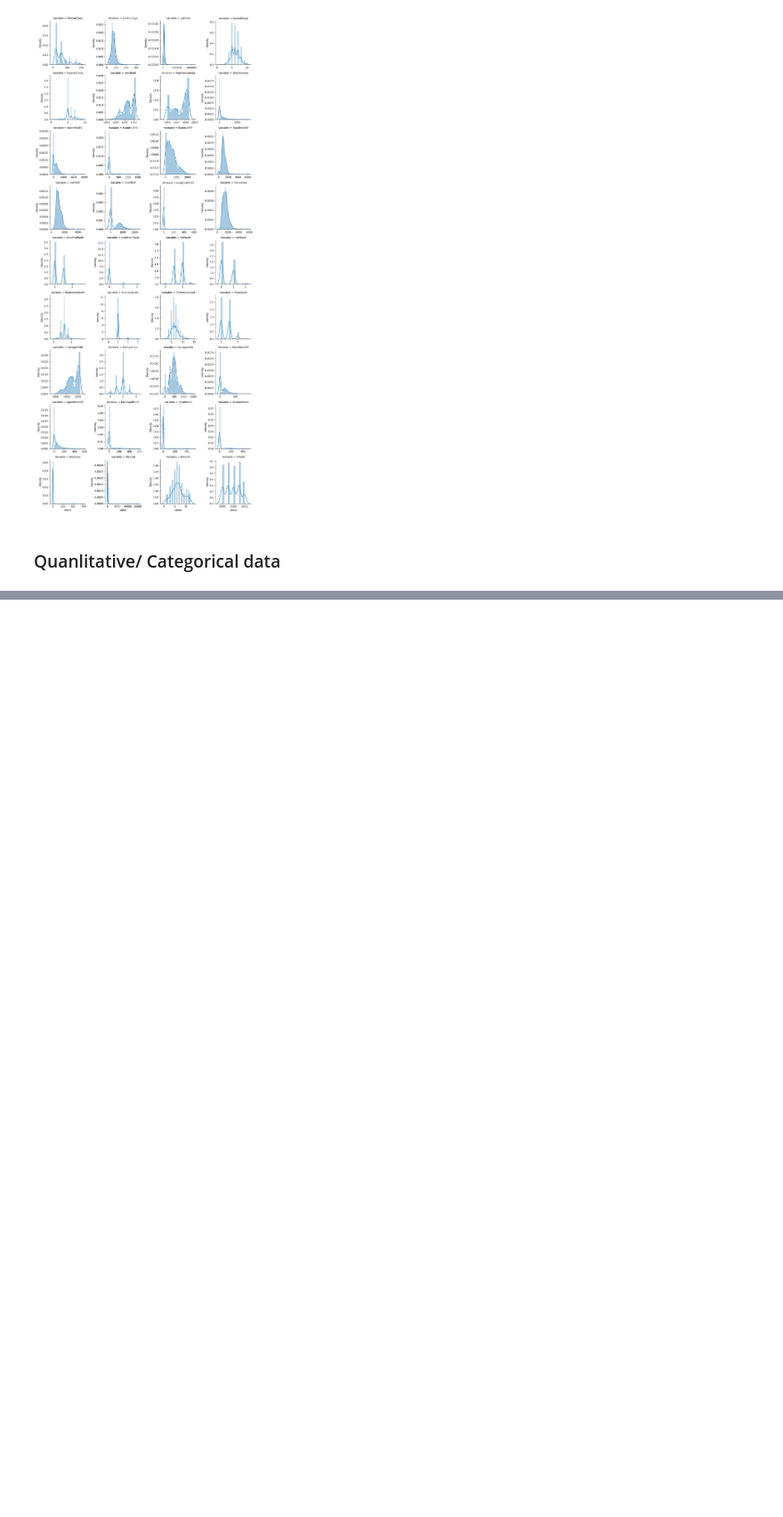
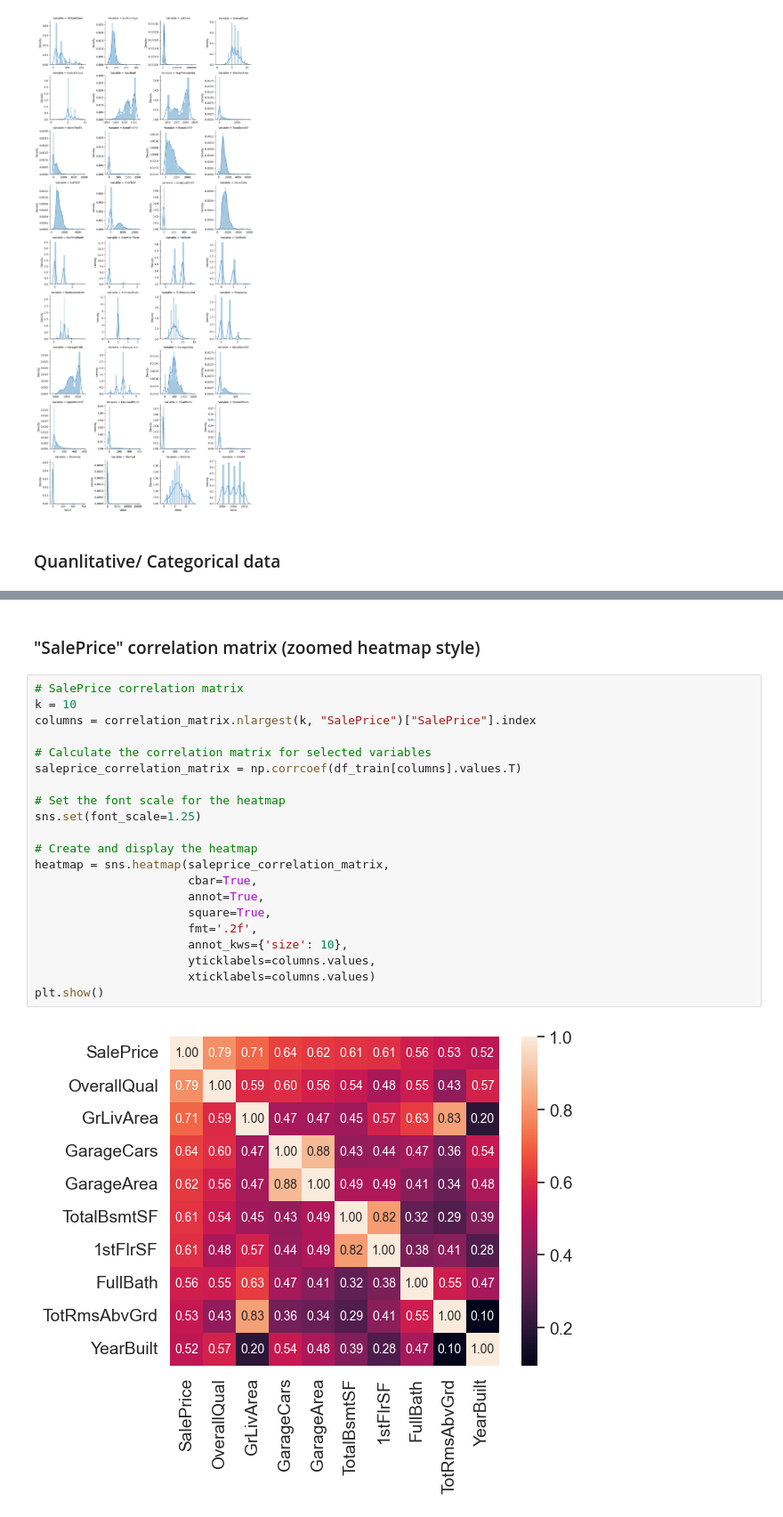
Before and after one commit to mrtrunghieu1/House-Prices-Kaggle-Competition, a Jupyter notebook: src/notebook/EDA_House_Prices.ipynb, the cells around one changed output, grey strips where cells are left out. Shown at 89% size. Cells and saved outputs as stored; diff of their text form; blank space fills up the shorter version.

```diff
--- a/src/notebook/EDA_House_Prices.ipynb
+++ b/src/notebook/EDA_House_Prices.ipynb
@@ -125,0 +179,25 @@ grid = grid.map(custom_boxplot, "value", "SalePrice")
+# %% [markdown]
+### "SalePrice" correlation matrix (zoomed heatmap style)
+# %%
+# SalePrice correlation matrix
+k = 10
+columns = correlation_matrix.nlargest(k, "SalePrice")["SalePrice"].index
+
+# Calculate the correlation matrix for selected variables
+saleprice_correlation_matrix = np.corrcoef(df_train[columns].values.T)
+
+# Set the font scale for the heatmap
+sns.set(font_scale=1.25)
+
+# Create and display the heatmap
+heatmap = sns.heatmap(saleprice_correlation_matrix,
+                      cbar=True,
+                      annot=True,
+                      square=True,
+                      fmt='.2f',
+                      annot_kws={'size': 10},
+                      yticklabels=columns.values,
+                      xticklabels=columns.values)
+plt.show()
+# %% [output]
+[figure, added]
```
Also changed, not shown: parts of 23 cells of this notebook.
